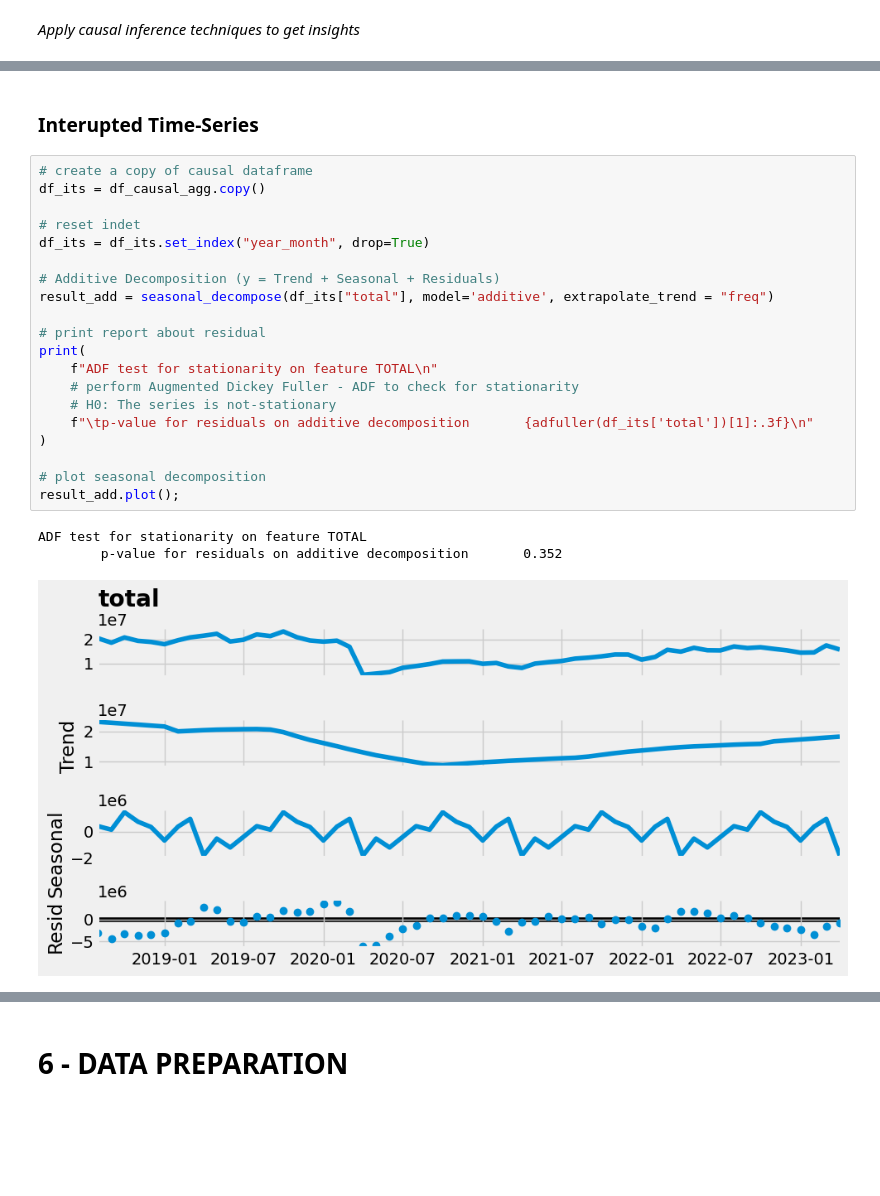
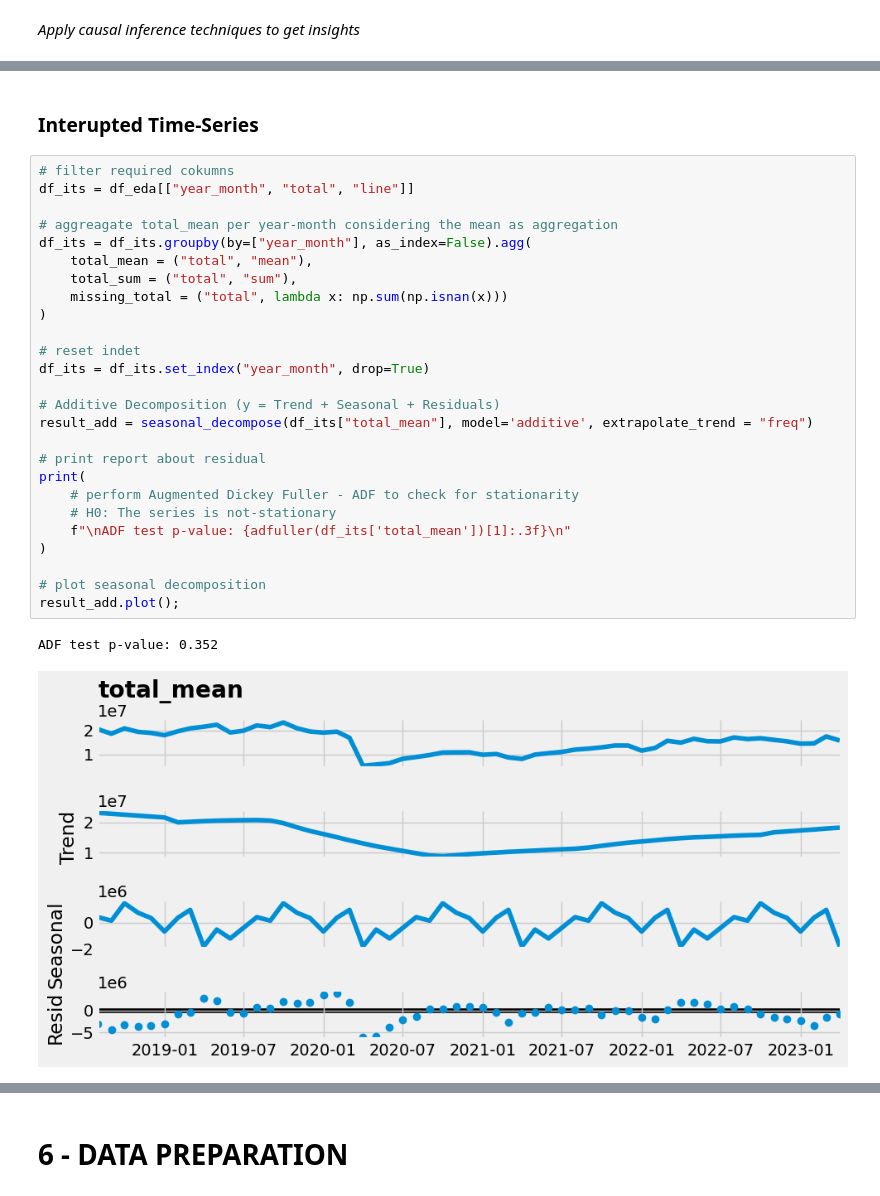
Before and after one commit to OmdenaAI/sao-paulo-chapter-passenger-demand, a Jupyter notebook: src/tasks/task_3_model_training_validation/ds_gustavo_cunha/0.0_gustavo-cunha_first_iteration.ipynb, the cells around one changed output, grey strips where cells are left out. Saved outputs shown, nothing was run; the diff lists cells and outputs as text; blank space fills up the shorter version.

```diff
--- a/src/tasks/task_3_model_training_validation/ds_gustavo_cunha/0.0_gustavo-cunha_first_iteration.ipynb
+++ b/src/tasks/task_3_model_training_validation/ds_gustavo_cunha/0.0_gustavo-cunha_first_iteration.ipynb
@@ -897,26 +973,31 @@ Start of Covid restrictions reduced to mean number of transported passenges per
 # %% [markdown]
-### Interupted Time-Series
+### **Interupted Time-Series**
 # %%
-# create a copy of causal dataframe
-df_its = df_causal_agg.copy()
+# filter required cokumns
+df_its = df_eda[["year_month", "total", "line"]]
+
+# aggreagate total_mean per year-month considering the mean as aggregation
+df_its = df_its.groupby(by=["year_month"], as_index=False).agg(
+    total_mean = ("total", "mean"),
+    total_sum = ("total", "sum"),
+    missing_total = ("total", lambda x: np.sum(np.isnan(x)))
+)
 
 # reset indet
 df_its = df_its.set_index("year_month", drop=True)
 
 # Additive Decomposition (y = Trend + Seasonal + Residuals)
-result_add = seasonal_decompose(df_its["total"], model='additive', extrapolate_trend = "freq")
+result_add = seasonal_decompose(df_its["total_mean"], model='additive', extrapolate_trend = "freq")
 
 # print report about residual
 print(
-    f"ADF test for stationarity on feature TOTAL\n"
     # perform Augmented Dickey Fuller - ADF to check for stationarity
     # H0: The series is not-stationary
-    f"\tp-value for residuals on additive decomposition       {adfuller(df_its['total'])[1]:.3f}\n"
+    f"\nADF test p-value: {adfuller(df_its['total_mean'])[1]:.3f}\n"
 )
 
 # plot seasonal decomposition
 result_add.plot();
 # %% [output]
-ADF test for stationarity on feature TOTAL
-        p-value for residuals on additive decomposition       0.352
+ADF test p-value: 0.352
-[figure, old version]
+[figure, new version]
```
Also changed, not shown: parts of 41 cells of this notebook.
